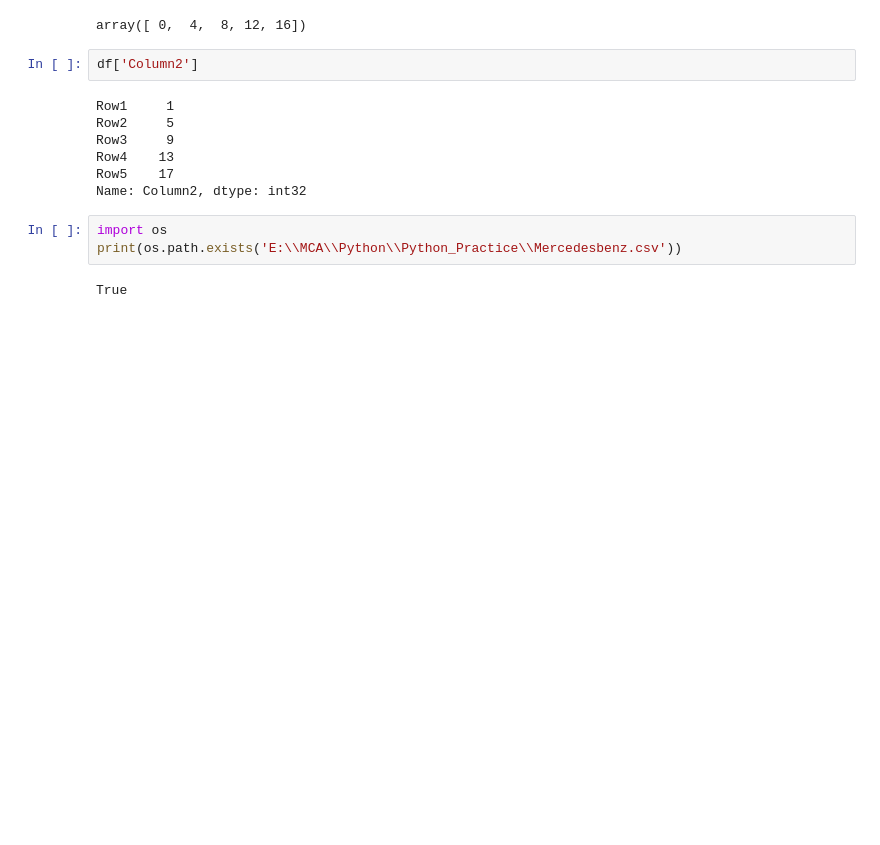
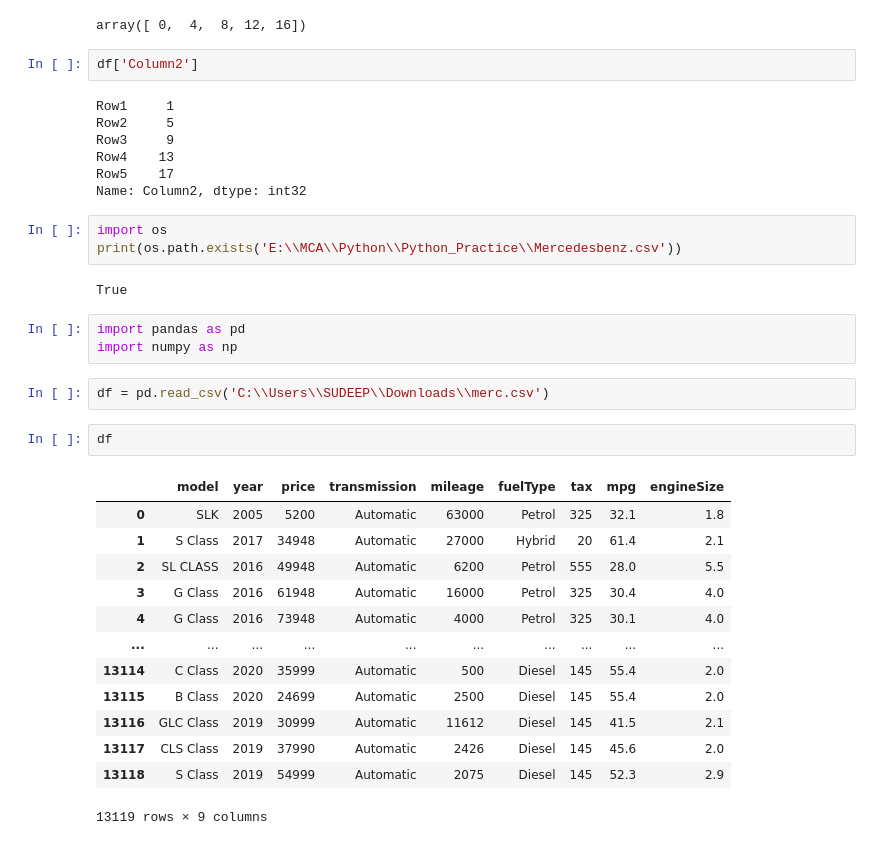
Before and after one commit to Sudeepkumar0/Python_practice, a Jupyter notebook: pandas_dataframe.ipynb, the cells around one changed output. Cells and saved outputs as stored; diff of their text form; blank space fills up the shorter version.

Commit message:
Update: worked on pandas and json

```diff
--- a/pandas_dataframe.ipynb
+++ b/pandas_dataframe.ipynb
@@ -101,3 +102,24 @@ import os
 print(os.path.exists('E:\\MCA\\Python\\Python_Practice\\Mercedesbenz.csv'))
 # %% [output]
 True
+# %%
+import pandas as pd
+import numpy as np
+# %%
+df = pd.read_csv('C:\\Users\\SUDEEP\\Downloads\\merc.csv')
+# %%
+df
+# %% [output]
+|  | model | year | price | transmission | mileage | fuelType | tax | mpg | engineSize |
+| 0 | SLK | 2005 | 5200 | Automatic | 63000 | Petrol | 325 | 32.1 | 1.8 |
+| 1 | S Class | 2017 | 34948 | Automatic | 27000 | Hybrid | 20 | 61.4 | 2.1 |
+| 2 | SL CLASS | 2016 | 49948 | Automatic | 6200 | Petrol | 555 | 28.0 | 5.5 |
+| 3 | G Class | 2016 | 61948 | Automatic | 16000 | Petrol | 325 | 30.4 | 4.0 |
+| 4 | G Class | 2016 | 73948 | Automatic | 4000 | Petrol | 325 | 30.1 | 4.0 |
+| ... | ... | ... | ... | ... | ... | ... | ... | ... | ... |
+| 13114 | C Class | 2020 | 35999 | Automatic | 500 | Diesel | 145 | 55.4 | 2.0 |
+| 13115 | B Class | 2020 | 24699 | Automatic | 2500 | Diesel | 145 | 55.4 | 2.0 |
+| 13116 | GLC Class | 2019 | 30999 | Automatic | 11612 | Diesel | 145 | 41.5 | 2.1 |
+| 13117 | CLS Class | 2019 | 37990 | Automatic | 2426 | Diesel | 145 | 45.6 | 2.0 |
+| 13118 | S Class | 2019 | 54999 | Automatic | 2075 | Diesel | 145 | 52.3 | 2.9 |
+13119 rows × 9 columns
```
Also changed, not shown: parts of 20 cells of this notebook, 4 other files.
